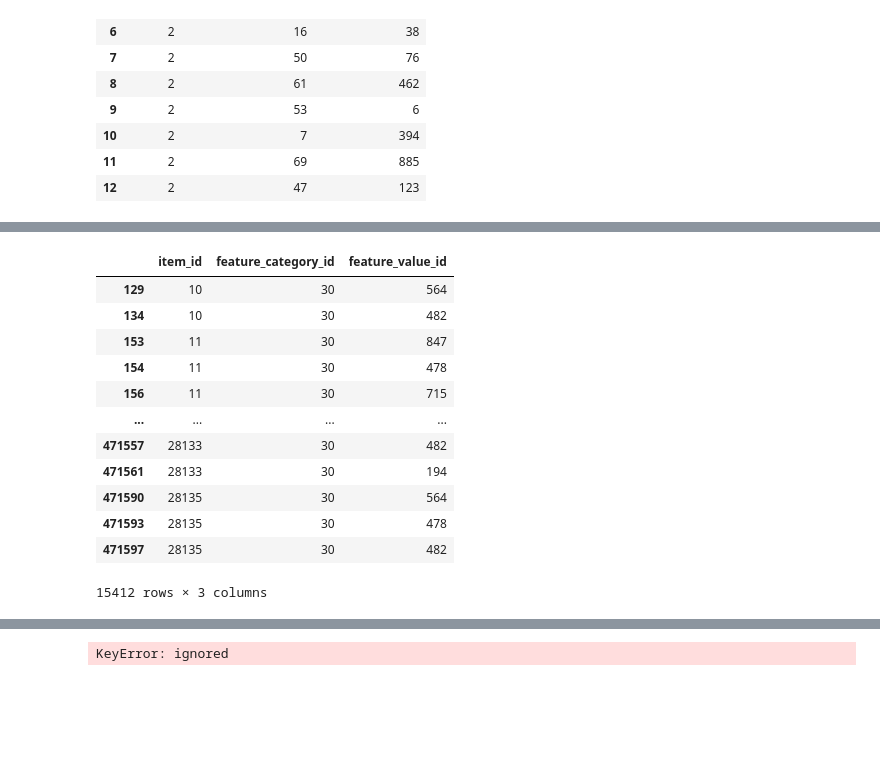
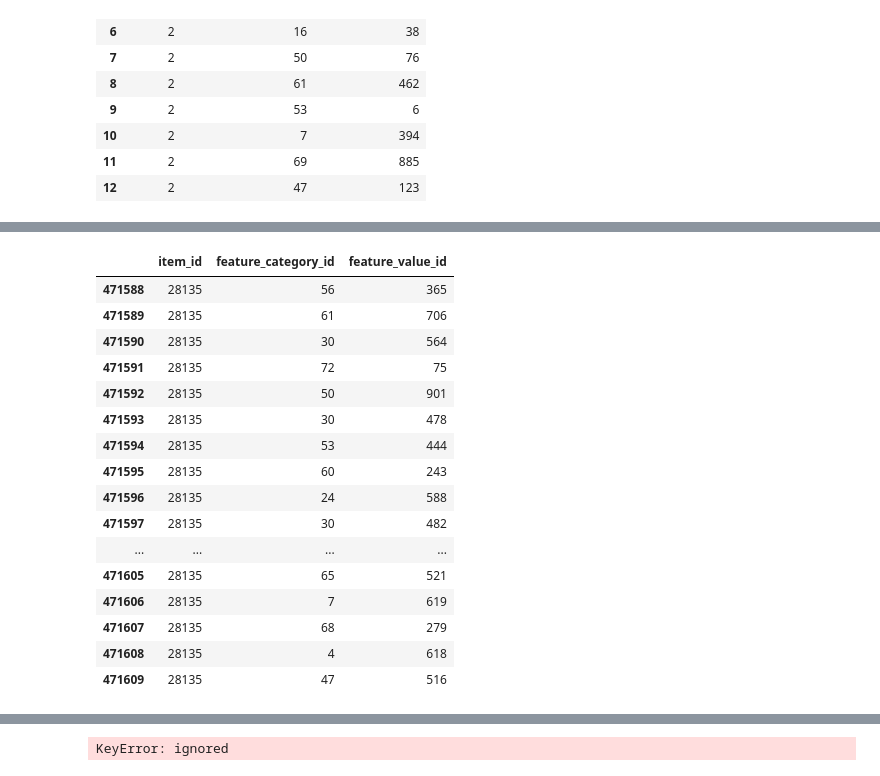
Before and after one commit to Ananassio/Data-Science_lab, a Jupyter notebook: Project/Data.ipynb, the cells around one changed output, grey strips where cells are left out. Drawn from its saved outputs; the diff is of its cells as text; code cells hidden in the pictures; blank space fills up the shorter version.

```diff
--- a/Project/Data.ipynb
+++ b/Project/Data.ipynb
@@ -97,16 +146,20 @@ features.head(13)
 # %%
-features[features['feature_category_id'] == 30]
+features[features['item_id'] == 28135]
 # %% [output]
 |  | item_id | feature_category_id | feature_value_id |
-| 129 | 10 | 30 | 564 |
-| 134 | 10 | 30 | 482 |
-| 153 | 11 | 30 | 847 |
-| 154 | 11 | 30 | 478 |
-| 156 | 11 | 30 | 715 |
+| 471588 | 28135 | 56 | 365 |
+| 471589 | 28135 | 61 | 706 |
+| 471590 | 28135 | 30 | 564 |
+| 471591 | 28135 | 72 | 75 |
+| 471592 | 28135 | 50 | 901 |
+| 471593 | 28135 | 30 | 478 |
+| 471594 | 28135 | 53 | 444 |
+| 471595 | 28135 | 60 | 243 |
+| 471596 | 28135 | 24 | 588 |
+| 471597 | 28135 | 30 | 482 |
 | ... | ... | ... | ... |
-| 471557 | 28133 | 30 | 482 |
-| 471561 | 28133 | 30 | 194 |
-| 471590 | 28135 | 30 | 564 |
-| 471593 | 28135 | 30 | 478 |
-| 471597 | 28135 | 30 | 482 |
+| 471605 | 28135 | 65 | 521 |
+| 471606 | 28135 | 7 | 619 |
+| 471607 | 28135 | 68 | 279 |
+| 471608 | 28135 | 4 | 618 |
+| 471609 | 28135 | 47 | 516 |
-15412 rows × 3 columns
```
Also changed, not shown: parts of 10 cells of this notebook.
